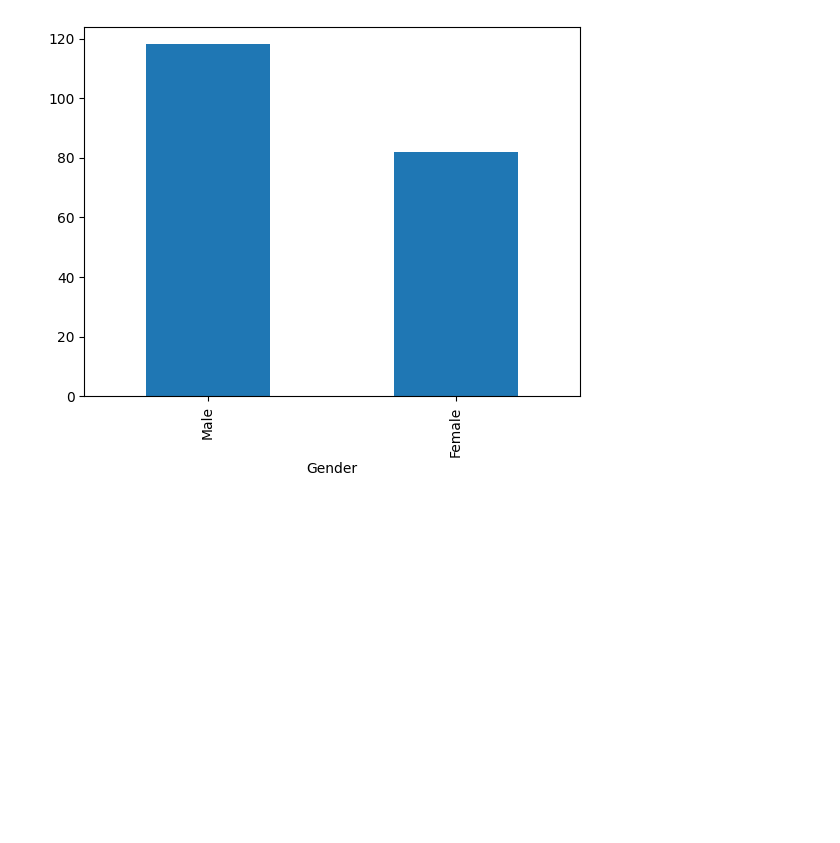
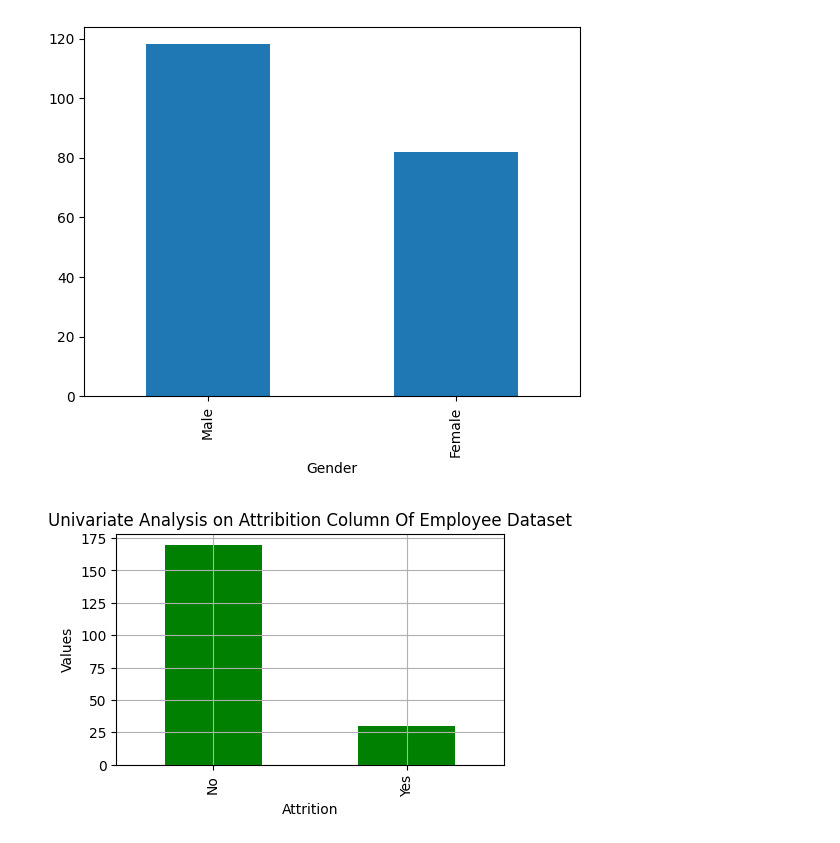
Before and after one commit to ParasGupta-BCA/SkillCircle_Python, a Jupyter notebook: Basic-Python/Class-4.5.ipynb, the cells around one changed output. Saved outputs shown, nothing was run; the diff lists cells and outputs as text; code cells hidden in the pictures; blank space fills up the shorter version.

```diff
--- a/Basic-Python/Class-4.5.ipynb
+++ b/Basic-Python/Class-4.5.ipynb
@@ -16,4 +16,13 @@ data["Gender"].value_counts().plot(kind="bar")
 <Axes: xlabel='Gender'>
 [figure]
 # %%
-data[""]
+plt.figure(figsize=(5,3))
+data["Attrition"].value_counts().plot(kind="bar",color="green")
+
+plt.title("Univariate Analysis on Attribition Column Of Employee Dataset")
+plt.xlabel("Attrition")
+plt.ylabel("Values")
+plt.grid()
+plt.show()
+# %% [output]
+[figure, added]
```
Also changed, not shown: parts of 2 cells of this notebook, 1 other file.
